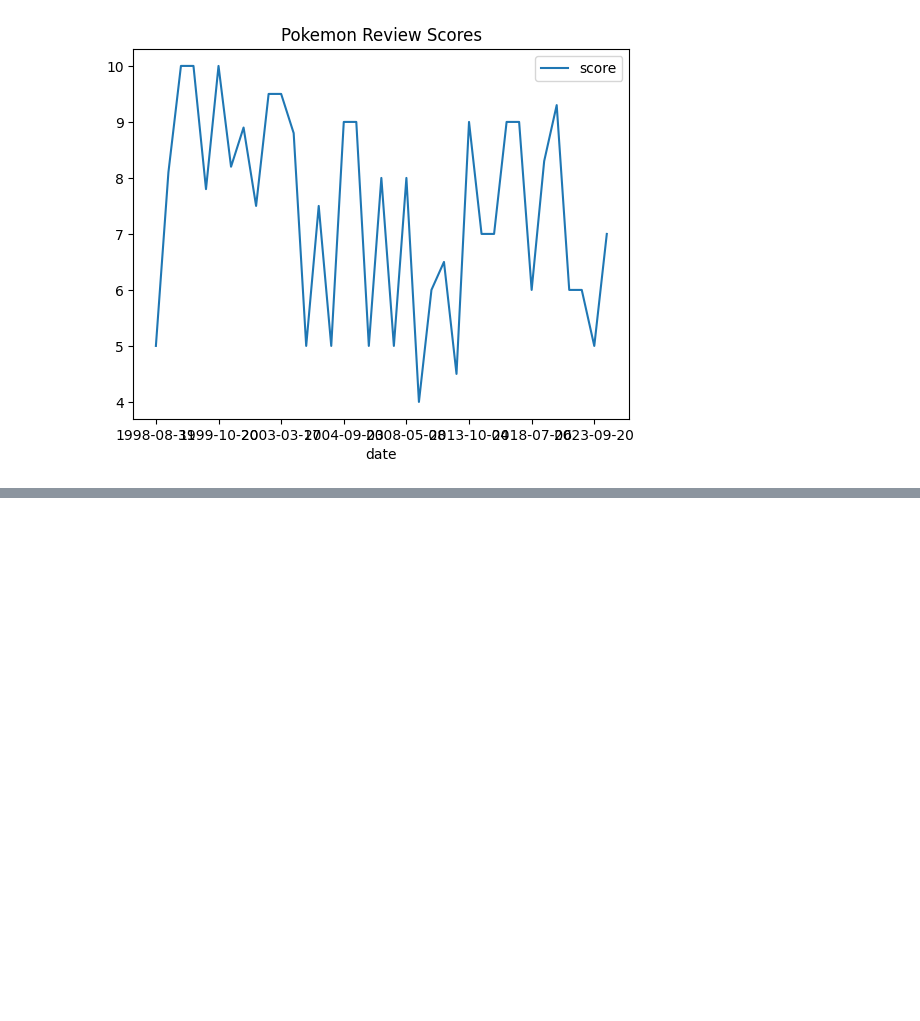
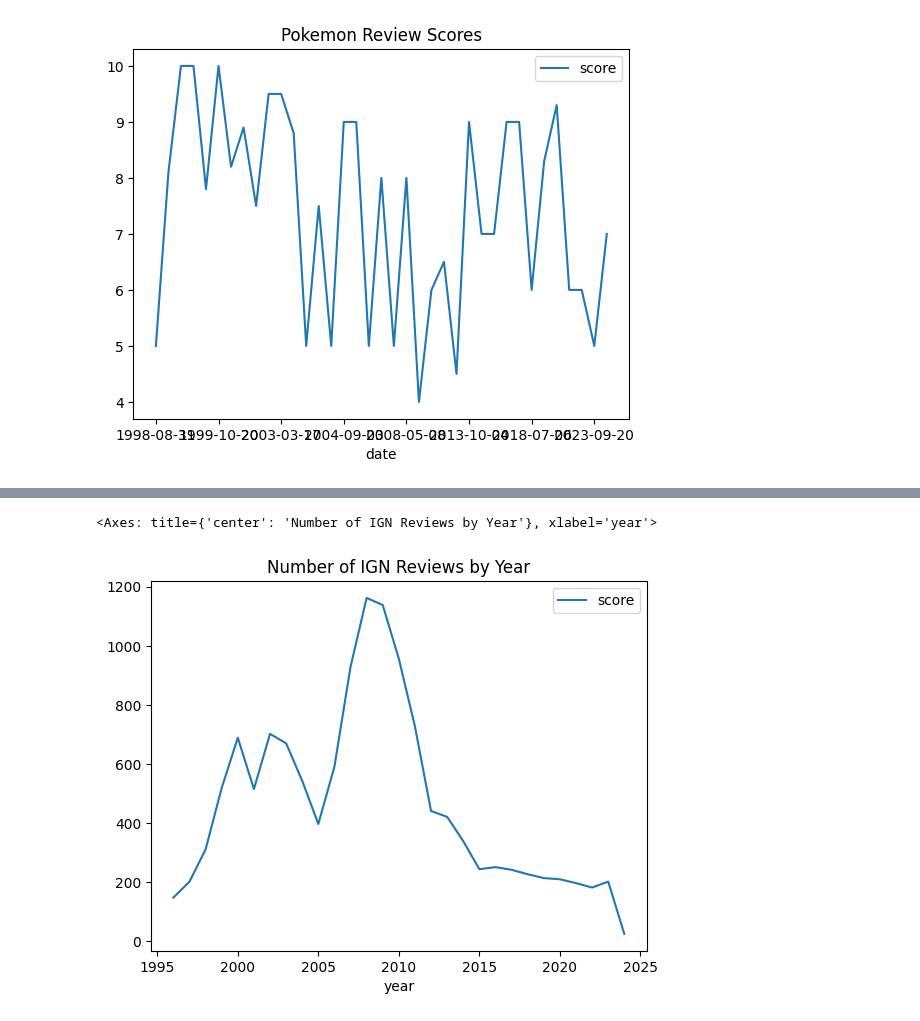
Before and after one commit to dlaiu/ign-game-reviews-distribution, a Jupyter notebook: analysis.ipynb, the cells around one changed output, grey strips where cells are left out. Cells and saved outputs as stored; diff of their text form; code cells hidden in the pictures; blank space fills up the shorter version.

```diff
--- a/analysis.ipynb
+++ b/analysis.ipynb
@@ -158,0 +214,6 @@ df[df['score'] == 10]
+# %%
+#plot number of reviews by year
+df.groupby('year').count().plot(y='score', kind='line', title='Number of IGN Reviews by Year')
+# %% [output]
+<Axes: title={'center': 'Number of IGN Reviews by Year'}, xlabel='year'>
+[figure, added]
```
Also changed, not shown: parts of 29 cells of this notebook, 12 other files.
